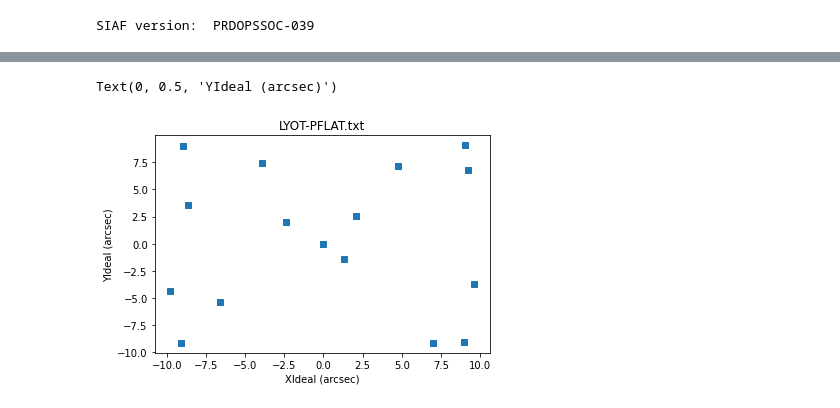
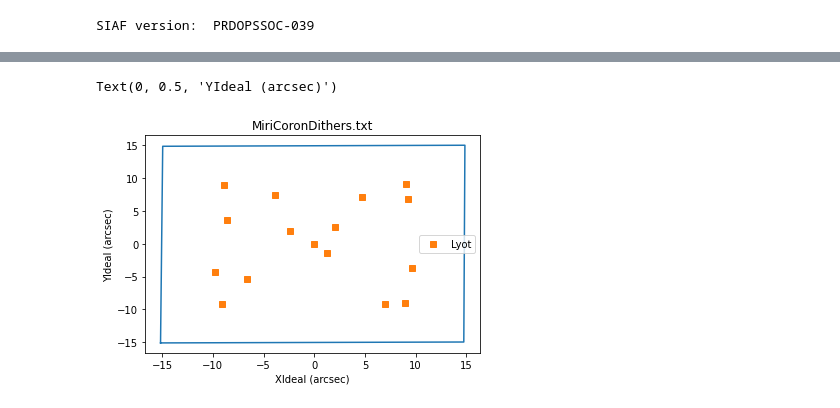
Before and after one commit to STScI-MIRI/miricoord, a Jupyter notebook: miricoord/coron/lpflat_dithers.ipynb, the cells around one changed output, grey strips where cells are left out. Cells and saved outputs as stored; diff of their text form; code cells hidden in the pictures.

```diff
--- a/miricoord/coron/lpflat_dithers.ipynb
+++ b/miricoord/coron/lpflat_dithers.ipynb
@@ -111,7 +147,6 @@ plt.legend()
 ## Convert 4QPM PFLAT ##
 # %%
 infile = '1043-MIRI-056-4QM-PFLAT-dedicatedscanpattern.txt' # input file in pixel offsets
-outfile = '4QPM-PFLAT.txt' # output file in Ideal coordinates
 # %%
 # Read in desired offsets in pixels
 data=ascii.read(infile)
@@ -171,3 +231,0 @@ Text(0, 0.5, 'YIdeal (arcsec)')
-# %%
-infile = '1043-MIRI-056-LYOT-LFLAT-dedicatedscanpattern.txt' # input file in pixel offsets
-outfile = 'LYOT-LFLAT.txt' # output file in Ideal coordinates
@@ -229,7 +233,6 @@ Text(0, 0.5, 'YIdeal (arcsec)')
 ## Convert Lyot PFLAT ##
 # %%
 infile = '1043-MIRI-056-LYOT-PFLAT-dedicatedscanpattern.txt' # input file in pixel offsets
-outfile = 'LYOT-PFLAT.txt' # output file in Ideal coordinates
 # %%
 # Read in desired offsets in pixels
 data=ascii.read(infile)
@@ -238,6 +241,9 @@ num=num+1 # PRD likes to be 1-indexed
 # %%
 # Define reference aperture that we'll use to construct the Ideal coordinates
 aper='MIRIM_CORONLYOT'
+# Bounding Box of real aperture
+xboundlyot=[siaf[aper].XIdlVert1,siaf[aper].XIdlVert2,siaf[aper].XIdlVert3,siaf[aper].XIdlVert4,siaf[aper].XIdlVert1]
+yboundlyot=[siaf[aper].YIdlVert1,siaf[aper].YIdlVert2,siaf[aper].YIdlVert3,siaf[aper].YIdlVert4,siaf[aper].YIdlVert1]
 # Get the detector coordinates of this aperture's reference point (origin of Ideal frame)
 xcen,ycen=siaf[aper].XDetRef,siaf[aper].YDetRef # 1-indexed
 # Convert desired pixel offsets to pixel values
@@ -245,7 +251,7 @@ x,y=xcen+dx,ycen+dy
 # Convert to v2, v3 (inputs need to be 0-indexed, so subtract 1)
 v2,v3=mt.xytov2v3(x-1,y-1,'F770W')
 # Convert to Ideal
-xi,yi=mt.v2v3toIdeal(v2,v3,aper)
+xilyot,yilyot=mt.v2v3toIdeal(v2,v3,aper)
 # %% [output]
 SIAF version:  PRDOPSSOC-039
 # %%
@@ -278,9 +263,11 @@ for ii in range(1,len(xi)):
 # %%
 # Plot results
-plt.plot(xi,yi,'s')
+plt.plot(xboundlyot,yboundlyot)
+plt.plot(xilyot,yilyot,'s',label='Lyot')
+plt.legend()
 plt.title(outfile)
 plt.xlabel('XIdeal (arcsec)')
 plt.ylabel('YIdeal (arcsec)')
 # %% [output]
 Text(0, 0.5, 'YIdeal (arcsec)')
-[figure, old version]
+[figure, new version]
```
Also changed, not shown: parts of 27 cells of this notebook.
